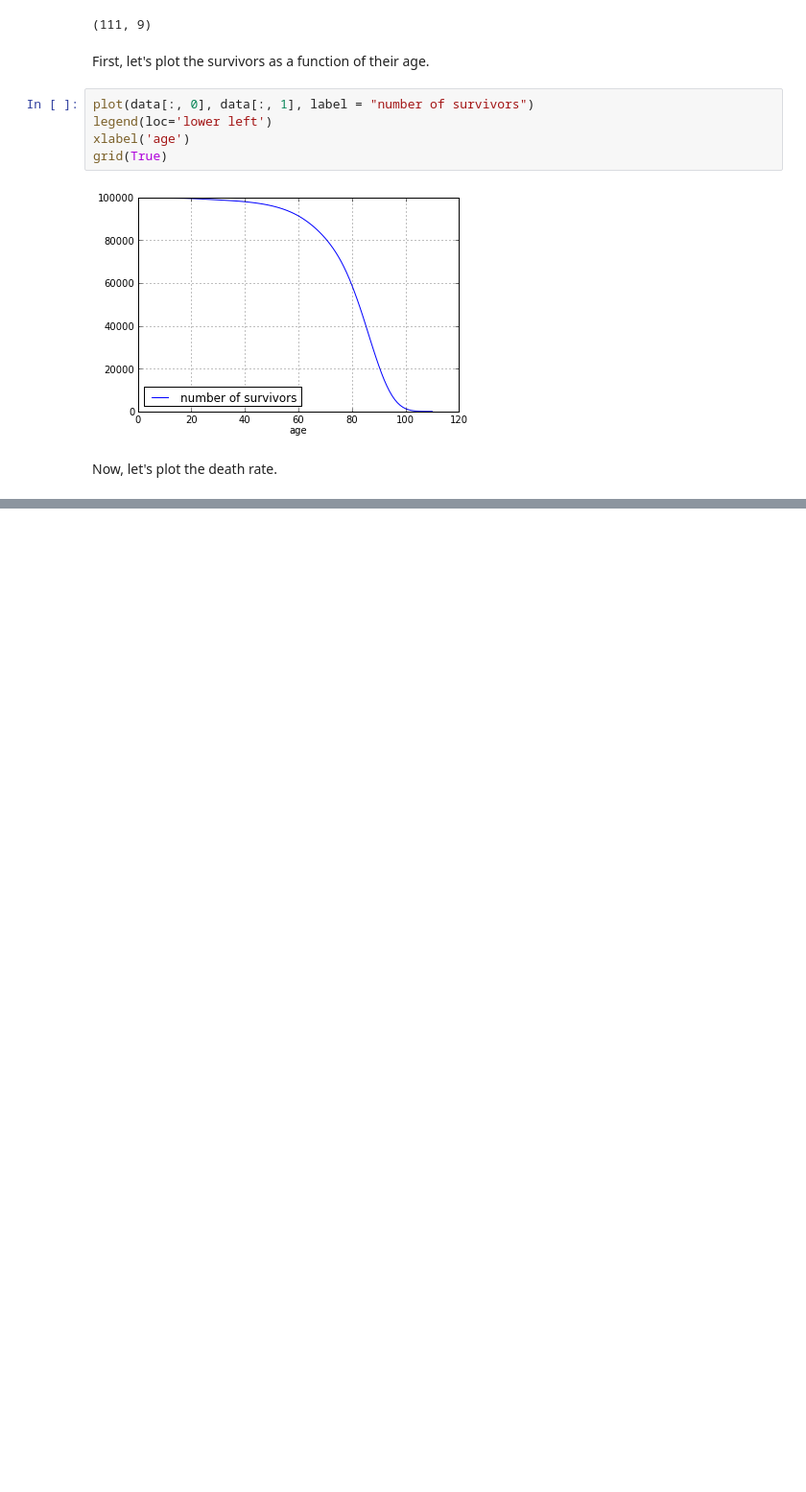
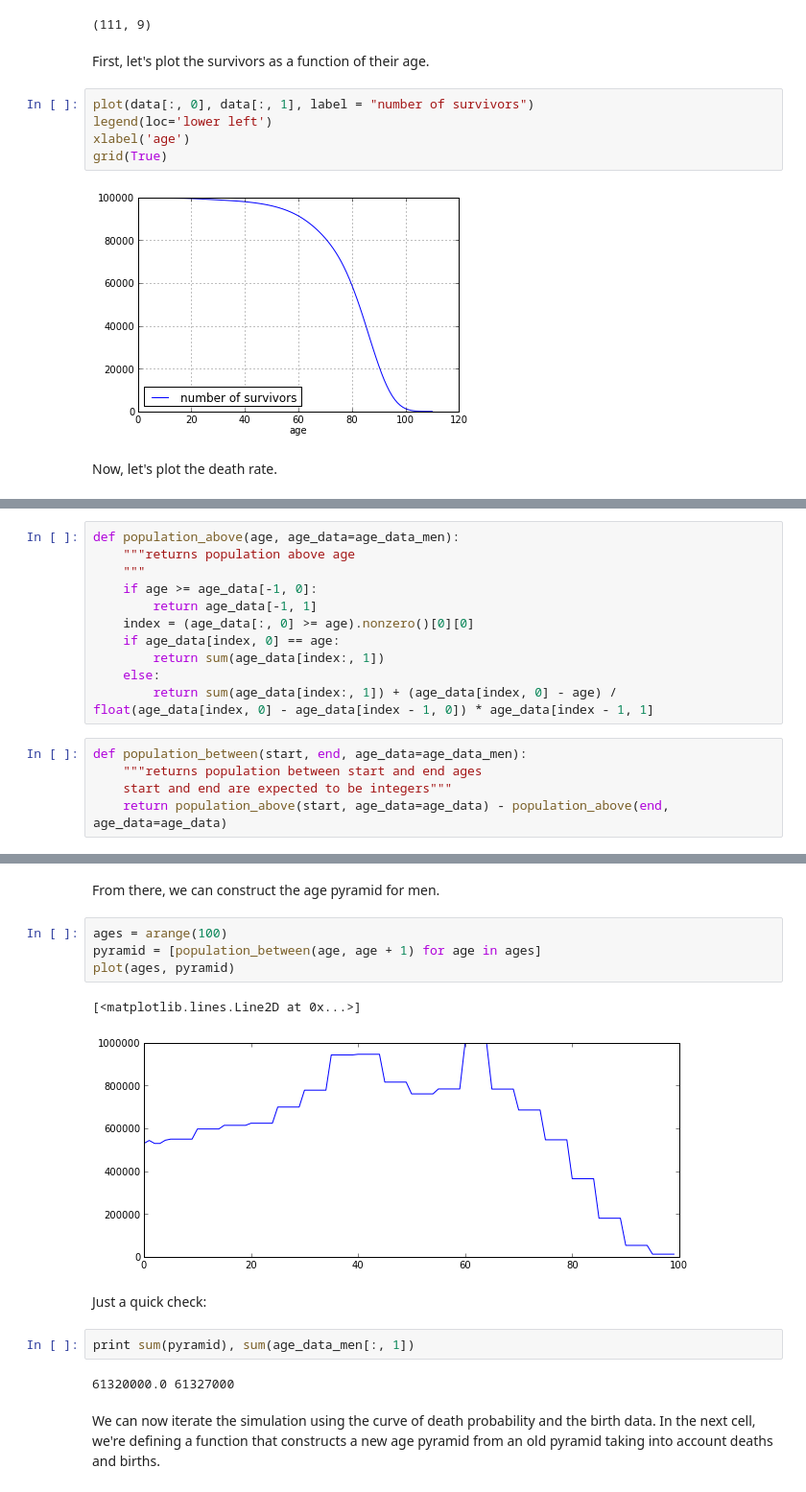
Before and after one commit to flothesof/posts, a Jupyter notebook: 20131104 Japan life tables.ipynb, the cells around one changed output, grey strips where cells are left out. Shown at 96% size. Drawn from its saved outputs; the diff is of its cells as text; blank space fills up the shorter version.

Commit message:
Updated Japan age pyramid

```diff
--- a/20131104 Japan life tables.ipynb
+++ b/20131104 Japan life tables.ipynb
@@ -146,0 +193,16 @@ grid(True)
+# %%
+def population_above(age, age_data=age_data_men):
+    """returns population above age
+    """
+    if age >= age_data[-1, 0]:
+        return age_data[-1, 1]
+    index = (age_data[:, 0] >= age).nonzero()[0][0]
+    if age_data[index, 0] == age:
+        return sum(age_data[index:, 1])
+    else:
+        return sum(age_data[index:, 1]) + (age_data[index, 0] - age) / float(age_data[index, 0] - age_data[index - 1, 0]) * age_data[index - 1, 1]
+# %%
+def population_between(start, end, age_data=age_data_men):
+    """returns population between start and end ages
+    start and end are expected to be integers"""
+    return population_above(start, age_data=age_data) - population_above(end, age_data=age_data)
@@ -146,0 +229,17 @@ grid(True)
+# %% [markdown]
+From there, we can construct the age pyramid for men.
+# %%
+ages = arange(100)
+pyramid = [population_between(age, age + 1) for age in ages]
+plot(ages, pyramid)
+# %% [output]
+[<matplotlib.lines.Line2D at 0x...>]
+[figure, added]
+# %% [markdown]
+Just a quick check:
+# %%
+print sum(pyramid), sum(age_data_men[:, 1])
+# %% [output]
+61320000.0 61327000
+# %% [markdown]
+We can now iterate the simulation using the curve of death probability and the birth data. In the next cell, we're defining a function that constructs a new age pyramid from an old pyramid taking into account deaths and births.
```
Also changed, not shown: parts of 18 cells of this notebook.
